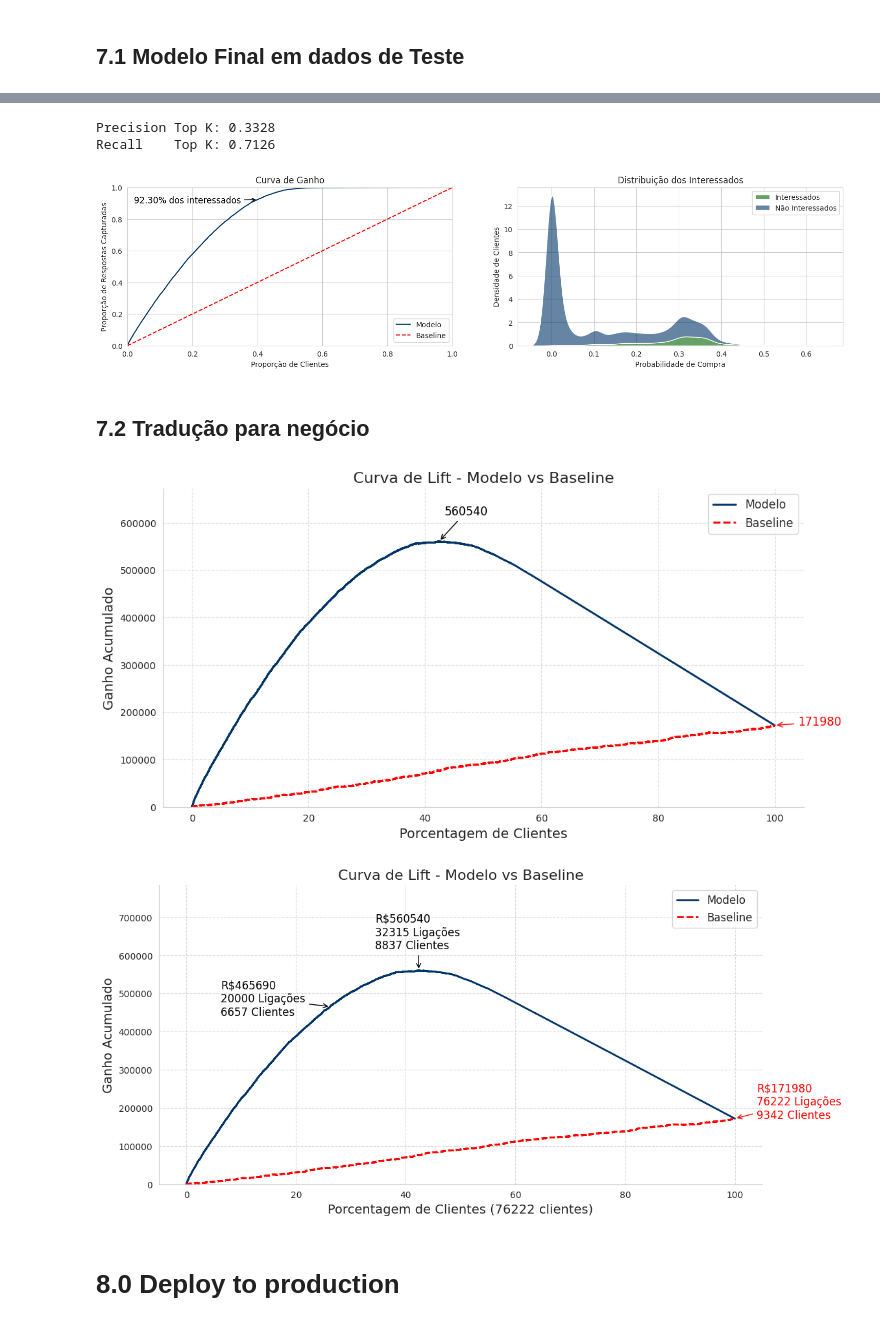
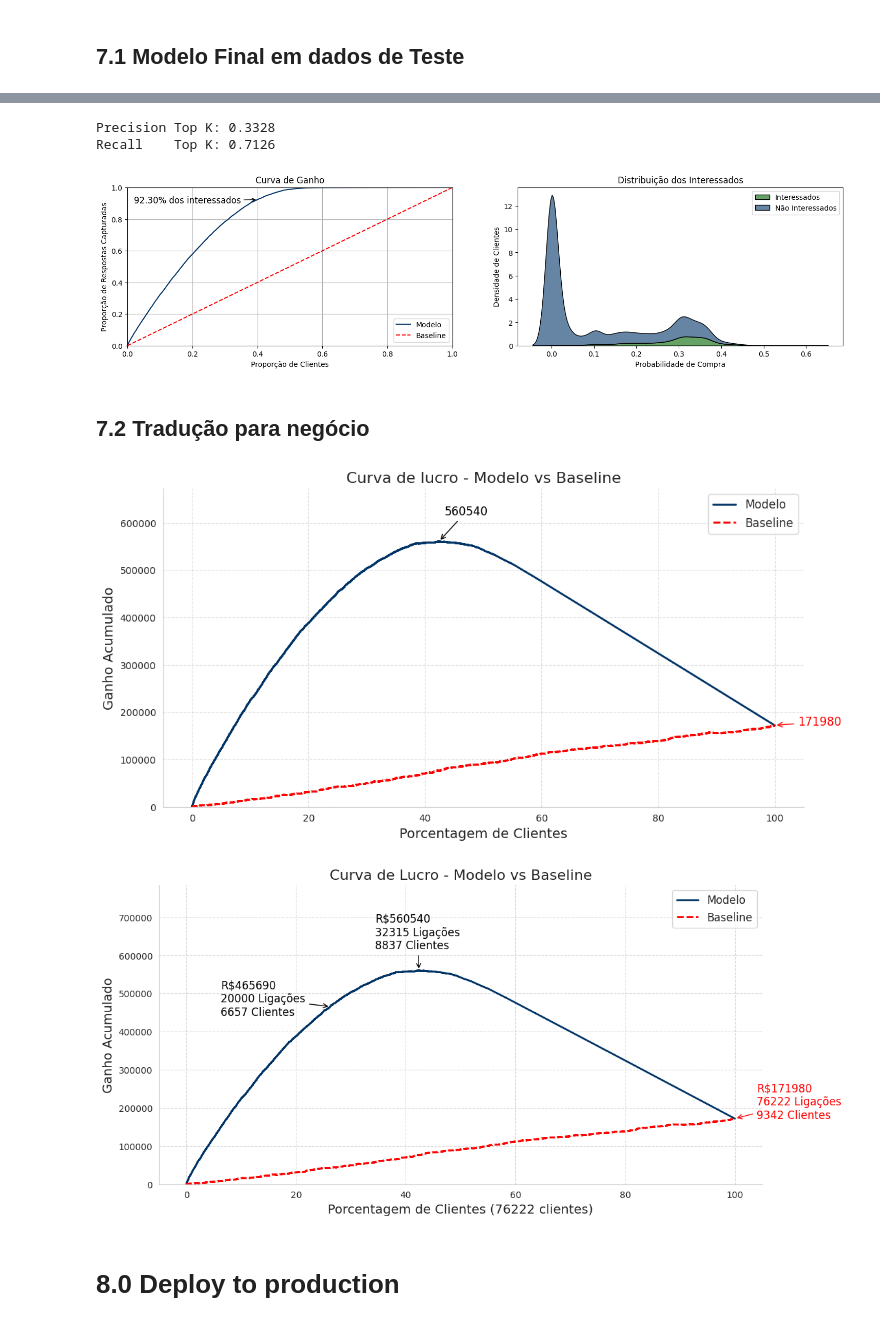
Before and after one commit to RafaelLuckner/Propensao_Compra, a Jupyter notebook: notebooks/propensao_projeto.ipynb, the cells around one changed output, grey strips where cells are left out. Drawn from its saved outputs; the diff is of its cells as text; code cells hidden in the pictures.

```diff
--- a/notebooks/propensao_projeto.ipynb
+++ b/notebooks/propensao_projeto.ipynb
@@ -975,25 +990,25 @@ Index(['age', 'region_code', 'previously_insured', 'vehicle_age',
 # %%
 rf = RandomForestClassifier(n_estimators=100,min_samples_split=10, max_depth=12,random_state = 0,min_samples_leaf=4, max_features = 'sqrt', bootstrap= True)
 
 # Treinando o modelo
 rf.fit(X_train, y_train)
 
 yproba_rf = rf.predict_proba(X_test)
 
-curva_ganho(yproba_rf, y_test, figsize = (18,4), text = (0.02,0.9))
+curva_ganho(yproba_rf, y_test, figsize = (18,4), text = (0.02,0.9), caminho= '../img/curva_ganho.png')
 
 dfx = pd.concat([dfx_test, dfy_test],axis=1)
 #rename cols
 cols = list(dfx.columns)
 lista = [inflection.underscore(coluna) for coluna in cols ]
 dfx.columns = lista
 
 print(f'Precision Top K: {precision_top_k(dfx, yproba_rf, k=20000):.4f}')
 print(f'Recall    Top K: {recall_top_k(dfx, yproba_rf, k=20000):.4f}')
 # %% [output]
 Precision Top K: 0.3328
 Recall    Top K: 0.7126
-[figure, old version]
+[figure, new version]
 # %%
 modelo_path = "../src/models/rf.pkl"
 
@@ -1004,7 +1019,6 @@ with open(modelo_path, "wb") as f:
 ## 7.2 Tradução para negócio
 # %%
 
-sns.set_style("whitegrid")
 
 df_lift = pd.DataFrame({
     'proba': yproba_rf[:,1],
@@ -1053,7 +1067,7 @@ plt.annotate(f'{df_lift_baseline_max["ganho_acumulado"]:.0f}',
 # Melhorias na formatação
 plt.xlabel('Porcentagem de Clientes', fontsize=14)
 plt.ylabel('Ganho Acumulado', fontsize=14)
-plt.title('Curva de Lift - Modelo vs Baseline', fontsize=16)
+plt.title('Curva de lucro - Modelo vs Baseline', fontsize=16)
 plt.legend(fontsize=12)
 plt.grid(True, linestyle='--', alpha=0.7)
 
@@ -1062,15 +1076,13 @@ ax = plt.gca()
 ax.spines['right'].set_visible(False)
 ax.spines['top'].set_visible(False)
 # %% [output]
-[figure, old version]
+[figure, new version]
 # %%
 
 size_sample = 20000
 ganho_cliente = 100
 custo_ligacao = 10
 # %%
-sns.set_style("whitegrid")
-
 
 df_lift = pd.DataFrame({
     'proba': yproba_rf[:,1],
@@ -1134,7 +1146,7 @@ plt.annotate(f'R${df_lift_sample["ganho_acumulado"]:.0f}\n{size_sample} Ligaçõ
 # Melhorias na formatação
 plt.xlabel(f'Porcentagem de Clientes ({len(df_lift)} clientes)', fontsize=14)
 plt.ylabel('Ganho Acumulado', fontsize=14)
-plt.title('Curva de Lift - Modelo vs Baseline', fontsize=16)
+plt.title('Curva de Lucro - Modelo vs Baseline', fontsize=16)
 plt.legend(fontsize=12)
 plt.grid(True, linestyle='--', alpha=0.7)
 
@@ -1142,8 +1154,10 @@ plt.grid(True, linestyle='--', alpha=0.7)
 ax = plt.gca()
 ax.spines['right'].set_visible(False)
 ax.spines['top'].set_visible(False)
+
+plt.savefig('../img/curva_lucro.png')
 # %% [output]
-[figure, old version]
+[figure, new version]
 # %% [markdown]
 # 8.0 Deploy to production
 # %%
```
Also changed, not shown: parts of 29 cells of this notebook, 12 other files.
